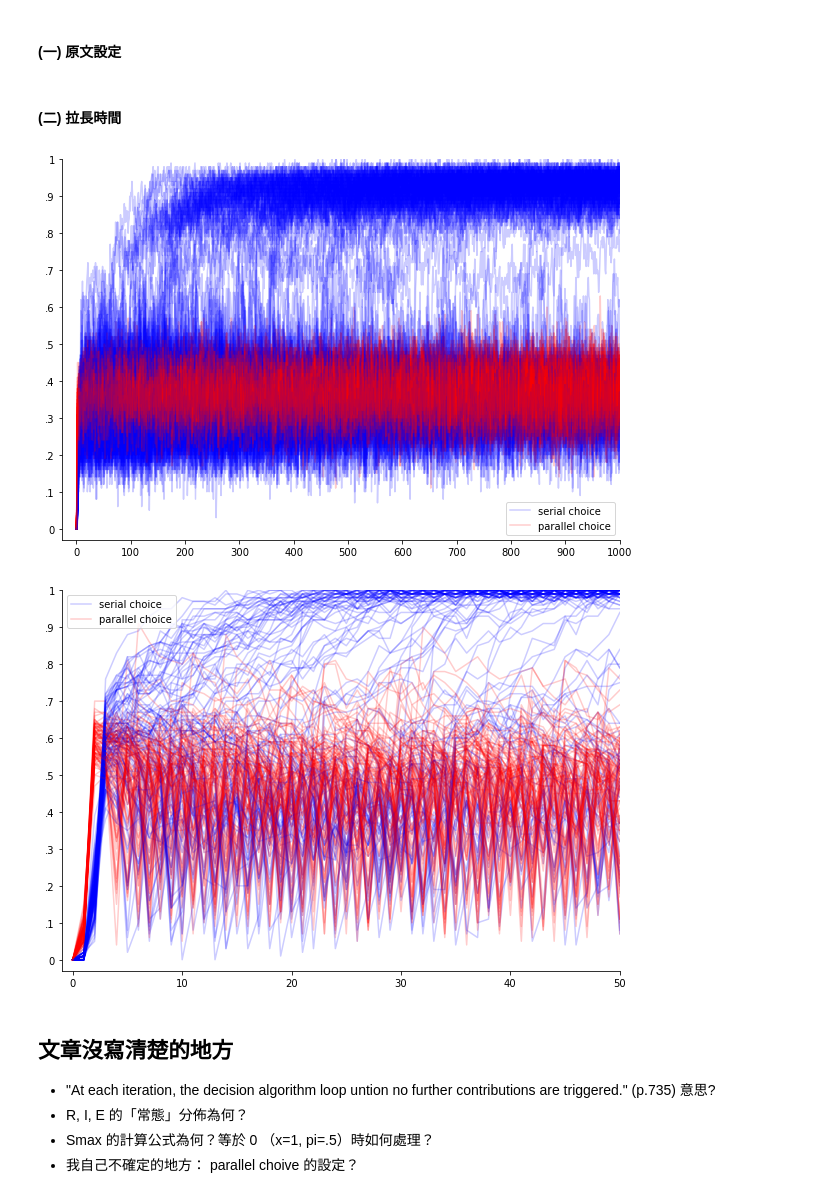
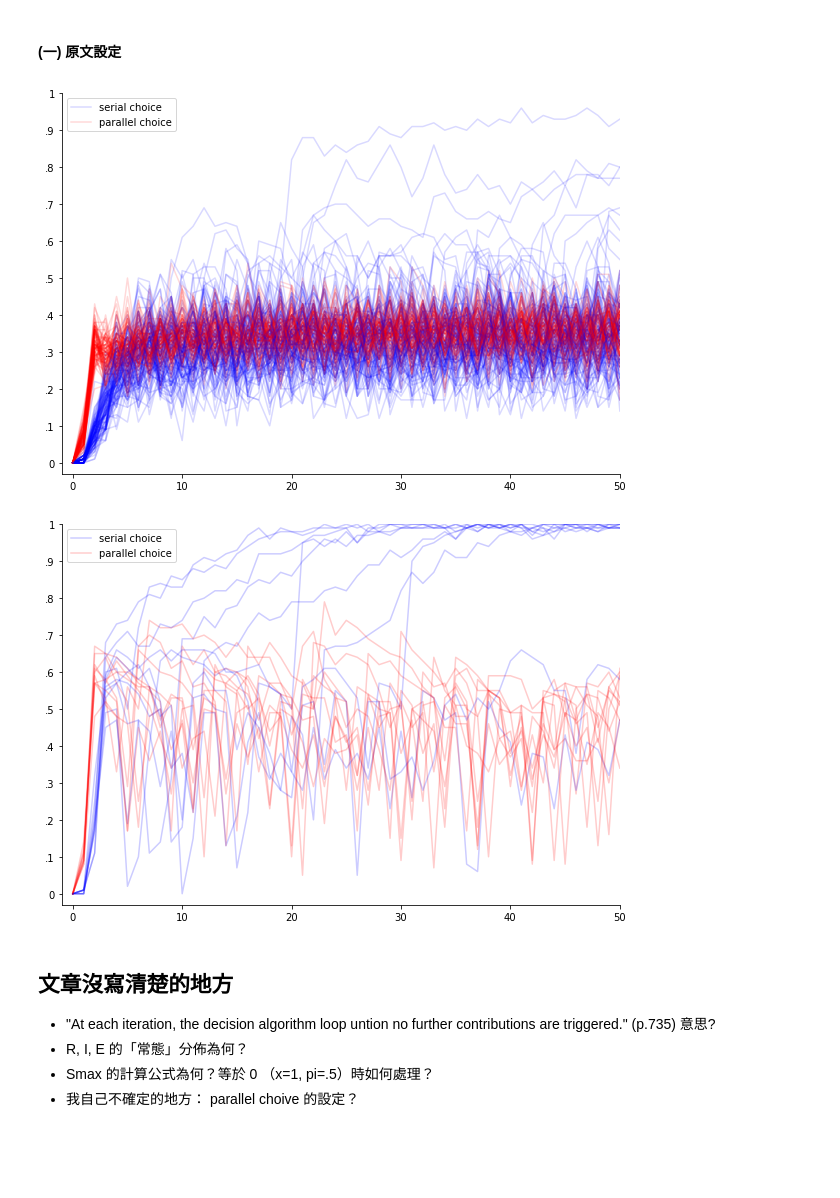
Before and after one commit to shengfuw/RSS, a Jupyter notebook: 01/01-main.ipynb, the cells around one changed output. Drawn from its saved outputs; the diff is of its cells as text; code cells hidden in the pictures; blank space fills up the shorter version.

Commit message:
01 third round

```diff
--- a/01/01-main.ipynb
+++ b/01/01-main.ipynb
@@ -123,46 +133,43 @@ def simulate(net_type, N, J, X, round_num, n_trial, distribution=None):
 # Figure 1.
 # %% [markdown]
 #### (一) 原文設定
-# %% [markdown]
-#### (二) 拉長時間
 # %%
 random.seed(123)
 np.random.seed(123)
 
 N = 100
 J = .5
 X = 0
 
-
-round_num = 1000
+round_num = 50
 n_trial = 100
 
 log_serial = simulate("serial", N, J, X, round_num, n_trial)
 log_parallel = simulate("parallel", N, J, X, round_num, n_trial)
 
 # Plotting
 fig, ax = plt.subplots(1, 1, figsize=(10, 7))
 
 for trial in range(n_trial):
-    ax.plot(log_serial[trial], label='serial choice', color='blue', alpha=.2)
-    ax.plot(log_parallel[trial], label='parallel choice', color='red', alpha=.2)
+    ax.plot(log_serial[trial], label='serial choice', color='blue', alpha=.15)
+    ax.plot(log_parallel[trial], label='parallel choice', color='red', alpha=.15)
 
 ax.set_ylim(-.03, 1)
-ax.set_xlim(-27, round_num)
+ax.set_xlim(-1, round_num)
 ax.set_yticks(np.arange(0, 1.01, .1))
-ax.set_xticks(np.arange(0, 1001, 100))
+ax.set_xticks(np.arange(0, 51, 10))
 ax.yaxis.set_major_formatter(lambda x, pos: f'{x:.3f}'.strip('0').rstrip('.') if x != 0 else 0)
 ax.spines['right'].set_visible(False)
 ax.spines['top'].set_visible(False)
 
 handles, labels = plt.gca().get_legend_handles_labels()
 by_label = dict(zip(labels, handles))
 plt.legend(by_label.values(), by_label.keys())
 
 fig.set_facecolor('white')
 plt.savefig('FIG1-2.png')
 # %% [output]
-[figure, old version]
+[figure, new version]
 # %%
 random.seed(123)
 np.random.seed(123)
@@ -172,7 +179,7 @@ J = .5
 X = 0
 
 round_num = 50
-n_trial = 100
+n_trial = 10
 
 R = get_truncated_normal(N, mean=1, sd=.1)
 I = get_truncated_normal(N, mean=1, sd=.1)
@@ -204,7 +211,7 @@ plt.legend(by_label.values(), by_label.keys())
 fig.set_facecolor('white')
 plt.savefig('FIG1-3-2.png')
 # %% [output]
-[figure, old version]
+[figure, new version]
 # %%
 # log_t_all = []
 # log_t_v = []
```
Also changed, not shown: parts of 2 cells of this notebook, 26 other files.
